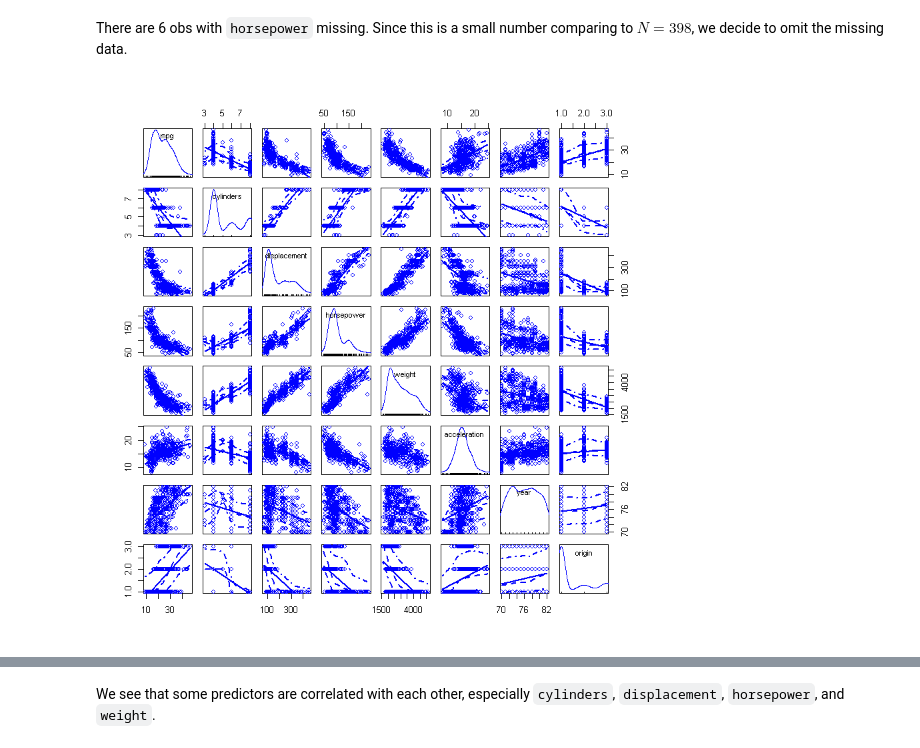
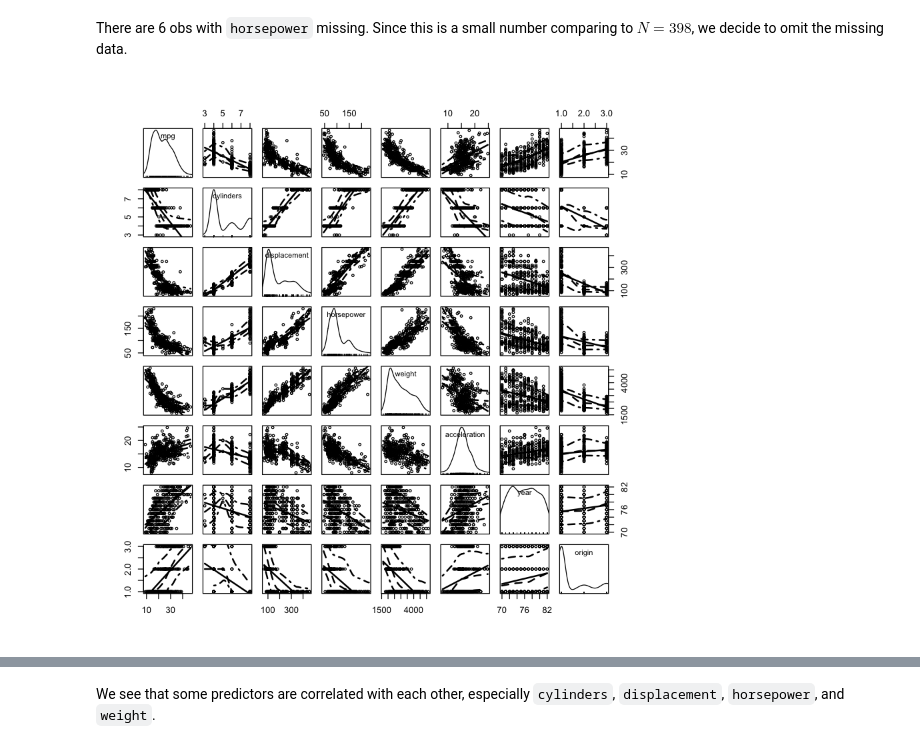
Before and after one commit to KillingVectorField/STA232-Final-Project, a Jupyter notebook: mpg.ipynb, the cells around one changed output, grey strips where cells are left out. Cells and saved outputs as stored; diff of their text form; code cells hidden in the pictures.

```diff
--- a/mpg.ipynb
+++ b/mpg.ipynb
@@ -33,9 +33,9 @@ There are 6 obs with `horsepower` missing. Since this is a small number comparin
 # %%
 mpg<-na.omit(mpg)
 # %%
-car::scatterplotMatrix(mpg[,-9])
+car::scatterplotMatrix(mpg[,-9],cex=0.6,col=1)
 # %% [output]
-[figure, old version]
+[figure, new version]
 # %%
 corrplot::corrplot(cor(mpg[,-c(8,9)]))
 # %% [output]
```
Also changed, not shown: parts of 27 cells of this notebook.
